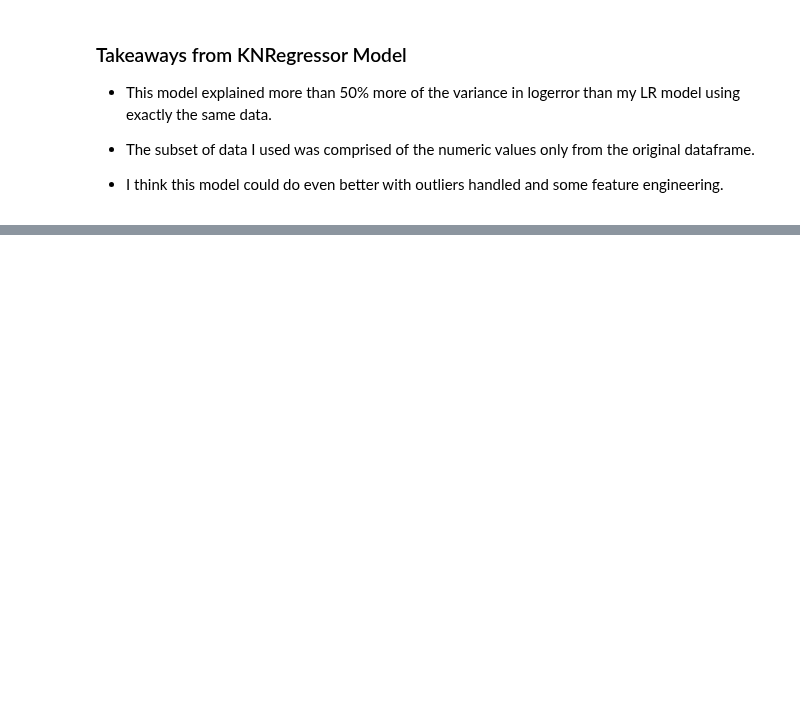
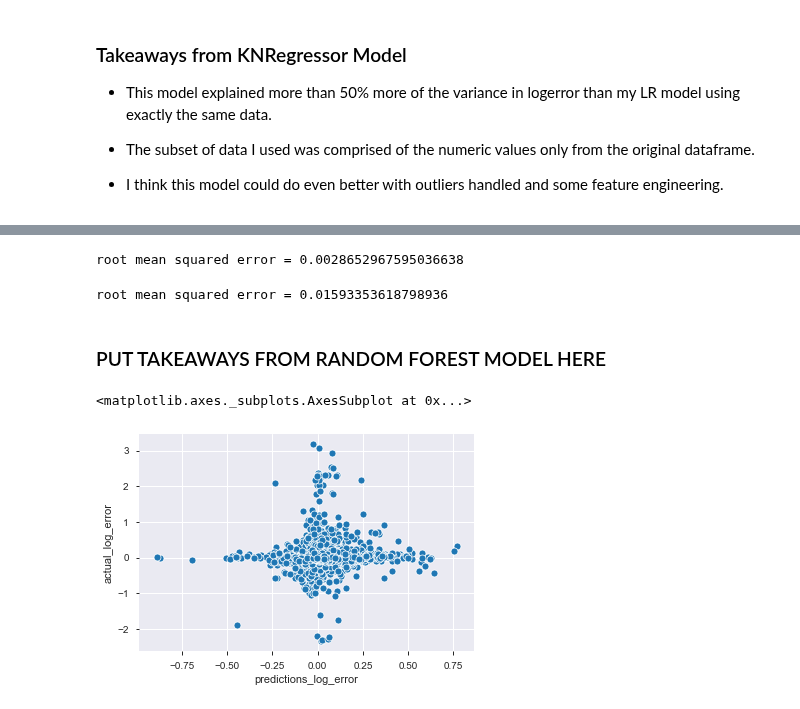
Before and after one commit to FJ-Zillow-Org/Zillow, a Jupyter notebook: deliverable.ipynb, the cells around one changed output, grey strips where cells are left out. Cells and saved outputs as stored; diff of their text form; code cells hidden in the pictures; blank space fills up the shorter version.

```diff
--- a/deliverable.ipynb
+++ b/deliverable.ipynb
@@ -741,0 +728,21 @@ print('  {:.2%} of the variance in the logerror can be explained by variables.'.
+# %%
+from sklearn.metrics import mean_squared_error
+
+y_pred = rf.predict(X_train)
+print(f'root mean squared error = {mean_squared_error(y_train, y_pred)**1/2}')
+# %% [output]
+root mean squared error = 0.0028652967595036638
+# %%
+y_pred = rf.predict(X_test)
+print(f'root mean squared error = {mean_squared_error(y_test, y_pred)**1/2}')
+# %% [output]
+root mean squared error = 0.01593353618798936
+# %% [markdown]
+### PUT TAKEAWAYS FROM RANDOM FOREST MODEL HERE
+# %%
+predictions_vs_actual = pd.DataFrame({'predictions_log_error': y_pred, 'actual_log_error': y_test.logerror})
+# %%
+sns.scatterplot(data=predictions_vs_actual, x='predictions_log_error', y='actual_log_error')
+# %% [output]
+<matplotlib.axes._subplots.AxesSubplot at 0x...>
+[figure, added]
```
Also changed, not shown: parts of 11 cells of this notebook.
